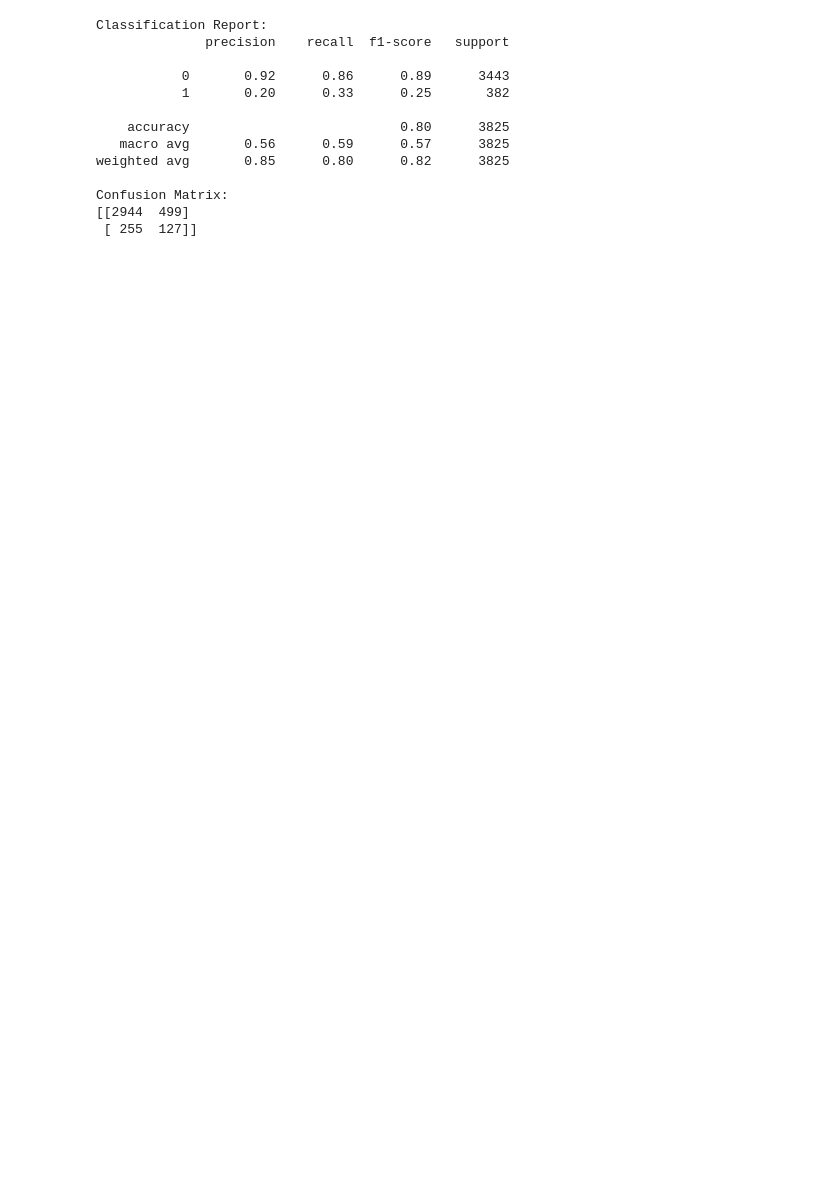
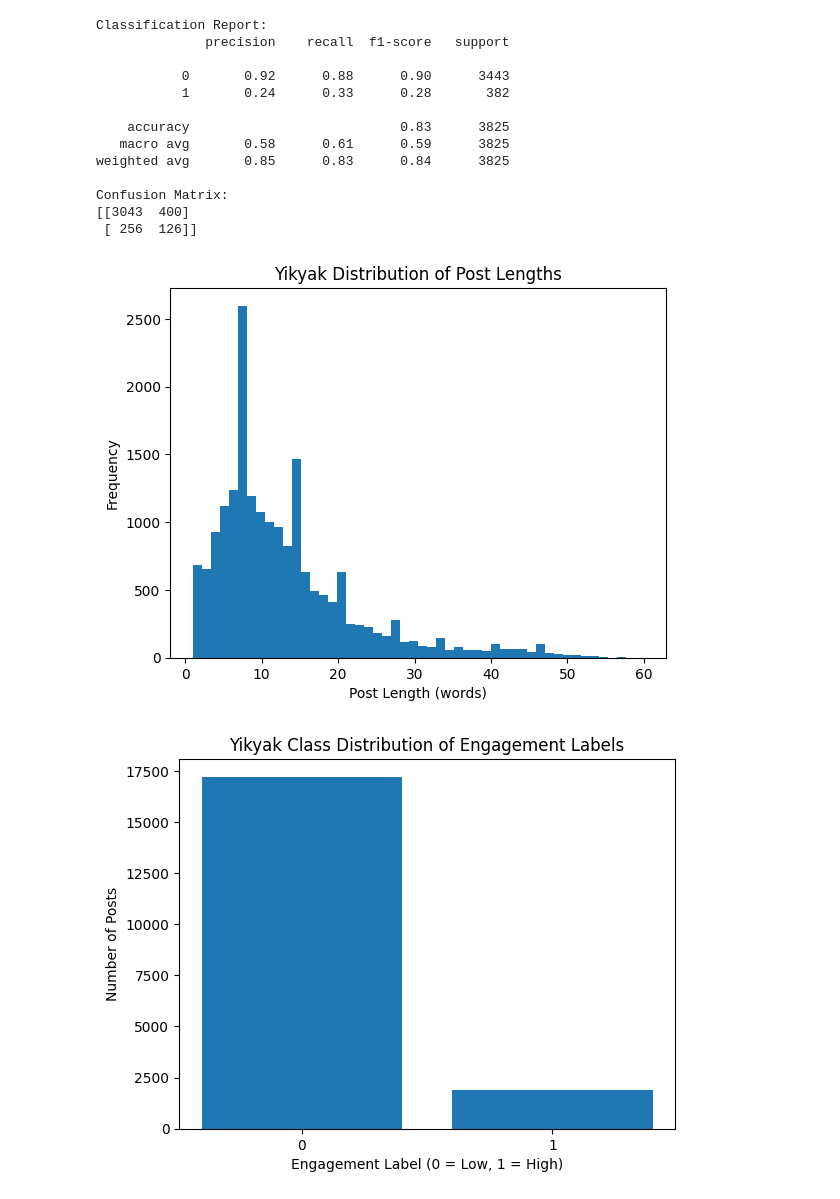
Before and after one commit to ellloraa/final_ML_fall25, a Jupyter notebook: models/high_engagement_models/yikyak_logistic.ipynb, the cells around one changed output. Drawn from its saved outputs; the diff is of its cells as text; code cells hidden in the pictures; blank space fills up the shorter version.

```diff
--- a/models/high_engagement_models/yikyak_logistic.ipynb
+++ b/models/high_engagement_models/yikyak_logistic.ipynb
@@ -18,9 +18,9 @@ LABEL_COL = "high_engagement"
 
 NUM_COLS = [
      "text_length", "created_hour", "first_person_count", "second_person_count", "first_person_ratio", "second_person_ratio",
-    "disagree_count", "has_disagree", "conflict_count", "has_conflict", "exclamations", "questions", "vader_neg", "vader_neu", "vader_pos", "vader_compound"
+    "disagree_count", "has_disagree", "conflict_count", "has_conflict", "exclamations", "questions", "vader_neg", "vader_neu", "vader_pos", "vader_compound",
+    "posts_prev_2h_all","posts_prev_2h_group","rel_posts_prev_2h","burst_z_group","burst_flag_group",
 ]
-
 use_cols = [TEXT_COL, LABEL_COL] + NUM_COLS
 df_model = df[use_cols].dropna().copy()
 
@@ -44,6 +44,7 @@ tfidf = TfidfVectorizer(
     min_df=2
 )
 
+
 X_train_text = tfidf.fit_transform(X_train_df[TEXT_COL])
 X_test_text  = tfidf.transform(X_test_df[TEXT_COL])
 
@@ -58,44 +59,64 @@ X_test_num  = scaler.transform(X_test_num)
 X_train = hstack([X_train_text, X_train_num])
 X_test  = hstack([X_test_text, X_test_num])
 
-param_grid = {
-    "C": [0.01, 0.1, 0.5, 1, 5, 10]
-}
-
-grid = GridSearchCV(
-    LogisticRegression(
-        max_iter=1000,
-        solver="liblinear",
-        class_weight="balanced",
-        random_state=42
-    ),
-    param_grid=param_grid,
-    scoring="accuracy",
-    cv=5,
-    n_jobs=-1
+logreg = LogisticRegression(
+    C=1.0,
+    class_weight="balanced",
+    random_state=42,
+    solver='liblinear',
+    max_iter=2000
 )
 
-grid.fit(X_train, y_train)
+logreg.fit(X_train, y_train)
 
 
-y_pred = grid.best_estimator_.predict(X_test)
+y_probs = logreg.predict_proba(X_test)[:, 1]
 
-print("\nClassification Report:")
-print(classification_report(y_test, y_pred))
+
+threshold = 0.6
+y_pred_tuned = (y_probs >= threshold).astype(int)
+
+print(f"Classification Report:")
+print(classification_report(y_test, y_pred_tuned))
 
 print("Confusion Matrix:")
-print(confusion_matrix(y_test, y_pred))
+print(confusion_matrix(y_test, y_pred_tuned))
 # %% [output]
 Classification Report:
               precision    recall  f1-score   support
 
-           0       0.92      0.86      0.89      3443
-           1       0.20      0.33      0.25       382
+           0       0.92      0.88      0.90      3443
+           1       0.24      0.33      0.28       382
 
-    accuracy                           0.80      3825
-   macro avg       0.56      0.59      0.57      3825
-weighted avg       0.85      0.80      0.82      3825
+    accuracy                           0.83      3825
+   macro avg       0.58      0.61      0.59      3825
+weighted avg       0.85      0.83      0.84      3825
 
 Confusion Matrix:
-[[2944  499]
- [ 255  127]]
+[[3043  400]
+ [ 256  126]]
+# %%
+
+import matplotlib.pyplot as plt
+
+df["post_length"] = df[TEXT_COL].str.split().str.len()
+
+plt.figure()
+plt.hist(df["post_length"], bins=50)
+plt.xlabel("Post Length (words)")
+plt.ylabel("Frequency")
+plt.title("Yikyak Distribution of Post Lengths")
+plt.show()
+
+
+counts = df[LABEL_COL].value_counts().sort_index()
+
+plt.figure()
+plt.bar(counts.index.astype(str), counts.values)
+plt.xlabel("Engagement Label (0 = Low, 1 = High)")
+plt.ylabel("Number of Posts")
+plt.title("Yikyak Class Distribution of Engagement Labels")
+plt.show()
+# %% [output]
+[figure, added]
+[figure, added]
```
Also changed, not shown: parts of 1 cell of this notebook, 5 other files.
